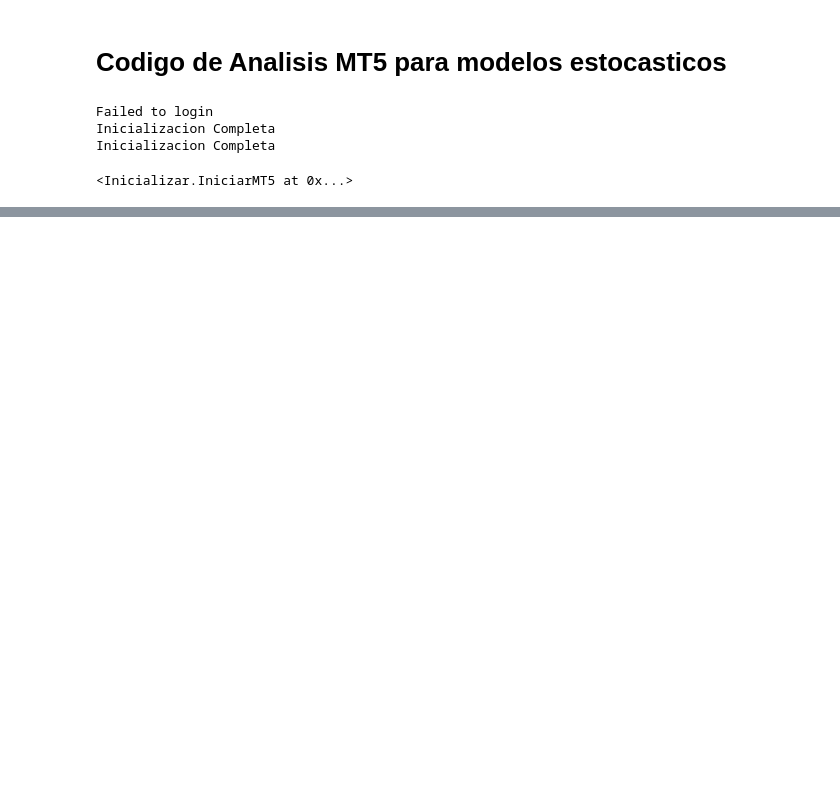
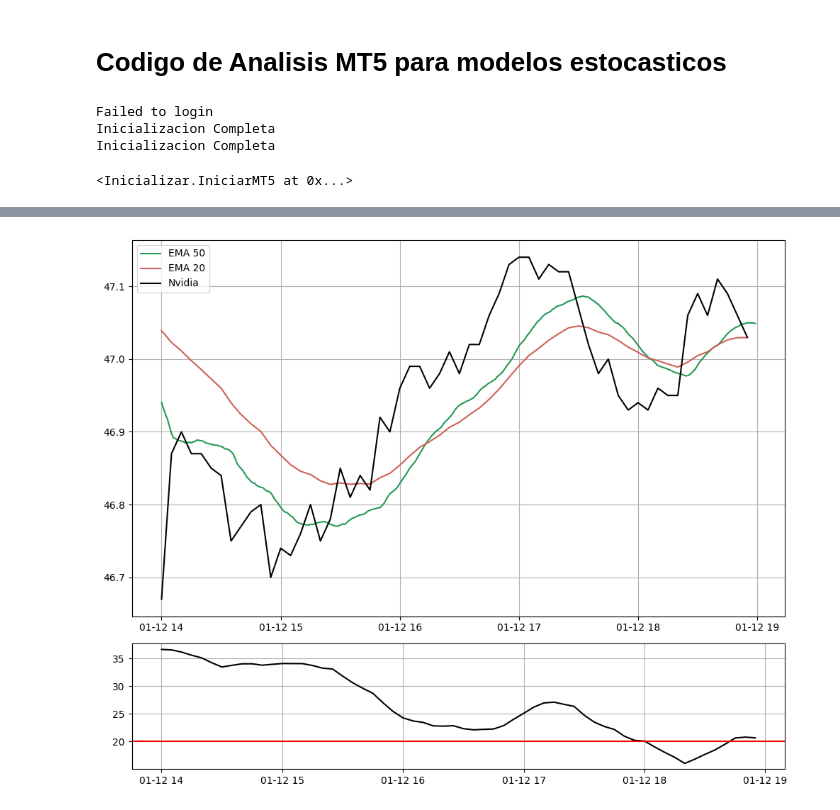
Before and after one commit to miguel2019547/Metatrader, a Jupyter notebook: Algoritmos/Analitica.ipynb, the cells around one changed output, grey strips where cells are left out. Drawn from its saved outputs; the diff is of its cells as text; code cells hidden in the pictures; blank space fills up the shorter version.

```diff
--- a/Algoritmos/Analitica.ipynb
+++ b/Algoritmos/Analitica.ipynb
@@ -32,28 +30,31 @@ datos
 # %%
 from Formulas import EMA
 from ta.trend import ADXIndicator
 import matplotlib.dates as mdates
 
+datos = Informacion("Intel", 5000 , "M5")
 adx = ADXIndicator(datos['high'],datos['low'],datos['close'], window= 14).adx()
-medexp50 = EMA('BTCUSD','M1',50, 5000)
-medexp20 = EMA('BTCUSD', 'M5',20, 5000)
+medexp50 = EMA('Intel','M1',50, 5000)
+medexp20 = EMA('Intel', 'M5',20, 5000)
 t = 60
 fig, (ax1, ax2) = plt.subplots(2, 1, figsize=(10, 8), gridspec_kw={'height_ratios': [3, 1]})
 ax1.plot(medexp50.iloc[-t*5:], color = '#229954', label = 'EMA 50')
 ax1.plot(medexp20.iloc[-t:], color = '#CD6155', label = 'EMA 20')
 ax1.plot(datos['close'].iloc[-t:], color = 'black', label = 'Nvidia')
 ax1.grid()
 ax1.legend()
 ax2.plot(adx[-t:], color = 'black')
 ax2.axhline(y = 20, color = 'red')
 ax2.grid()
 fig.tight_layout()
 locator = mdates.AutoDateLocator()
 locator.intervald[mdates.WEEKDAYS] = [0]  # Solo se permite una marca por semana
 formatter = mdates.AutoDateFormatter(locator)
 ax1.xaxis.set_major_locator(locator)
 ax1.xaxis.set_major_formatter(formatter)
 plt.show()
+# %% [output]
+[figure, added]
 # %%
 tot = 1500
 datos = Informacion("Nvidia", tot , "H1")
```
Also changed, not shown: parts of 5 cells of this notebook, 1 other file.
